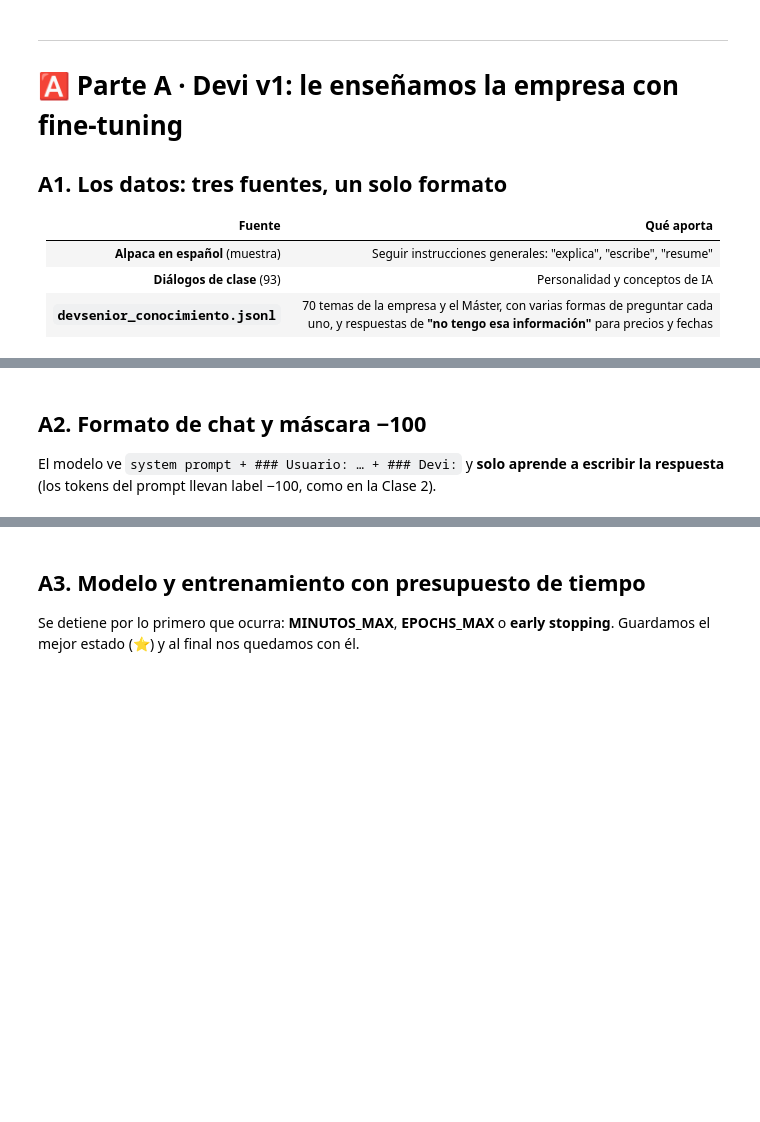
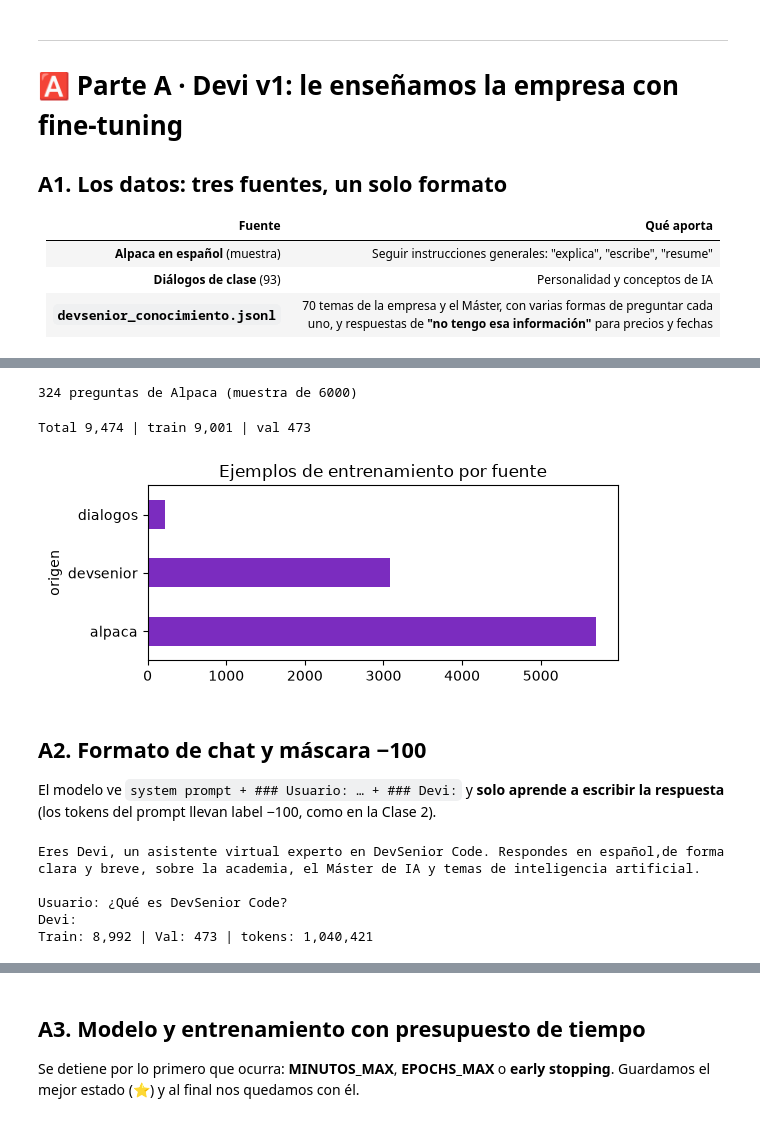
Before and after one commit to JuanDavidTriana/M6-Cientifico-Datos-IA-Aplicada-DevSeniorCode, a Jupyter notebook: Unidad 2/clase_03_ia_generativa_prompt_engineering/notebooks_estudiantes/Clase03_Devi_IA_Generativa_Prompt_Engineering_ESTUDIANTE.ipynb, the cells around one changed output, grey strips where cells are left out. Cells and saved outputs as stored; diff of their text form; code cells hidden in the pictures; blank space fills up the shorter version.

```diff
--- a/Unidad 2/clase_03_ia_generativa_prompt_engineering/notebooks_estudiantes/Clase03_Devi_IA_Generativa_Prompt_Engineering_ESTUDIANTE.ipynb
+++ b/Unidad 2/clase_03_ia_generativa_prompt_engineering/notebooks_estudiantes/Clase03_Devi_IA_Generativa_Prompt_Engineering_ESTUDIANTE.ipynb
@@ -128,3 +138,8 @@ for ruta in (RUTA_EMPRESA, RUTA_DIALOGOS, RUTA_MENSAJES):
 # %%
 # ✍️ LIVE CODING — leer el JSONL y reemplazar {NOMBRE} por el nombre del asistente
 # A1.1 La base de conocimiento de DevSenior Code
+empresa = pd.read_json(RUTA_EMPRESA, lines=True)
+empresa["respuesta"] = empresa["respuesta"].str.replace("{NOMBRE}", NOMBRE_ASISTENTE, regex=False)
+print(f"{empresa['id'].nunique()} temas - {len(empresa)} preguntas")
+print(empresa["categoria"].value_counts().to_dict())
+empresa.sample(5, random_state=SEED)
@@ -131,15 +155,73 @@ for ruta in (RUTA_EMPRESA, RUTA_DIALOGOS, RUTA_MENSAJES):
 # %%
 # ✍️ LIVE CODING — variantes sin signos + muestra de Alpaca convertida a {pregunta, respuesta}
 # A1.2 Variantes sin signos y en minúsculas ("que es devsenior code"): así escribe la gente
+sin_signos = empresa.assign(pregunta=empresa.pregunta.str.replace("¿", "" ).str.replace("?", "").str.lower())
+empresa_total = pd.concat([empresa, sin_signos]).drop_duplicates(subset=["pregunta"])
+
+# A1.3 Muestra de Alpaca: instrucción (+ input opcional) → pregunta
+alpaca = load_dataset(DATASET_HF, split="train").shuffle(seed=SEED).select(range(N_ALPACA))
+def a_pregunta(fila):
+    instr, extra = fila["instruction"].strip(), (fila.get("input") or "").strip()
+    return f"{instr}\n{extra}" if extra else instr
+ej_alpaca = [{"pregunta": a_pregunta(f), "respuesta": f["output"].strip(), "origen": "alpaca"}
+             for f in alpaca if f["output"].strip()]
+print(f"{len(empresa_total)} preguntas de Alpaca (muestra de {N_ALPACA})")
+# %% [output]
+324 preguntas de Alpaca (muestra de 6000)
 # %%
 # ✍️ LIVE CODING — une alpaca + empresa×REPETIR_EMPRESA + diálogos×REPETIR_DIALOGOS y separa validación
 # A1.4 Unimos todo, repetimos la empresa para que "se grabe" y separamos validación
+
+dialogos = pd.read_json(RUTA_DIALOGOS, lines=True)
+dialogos = dialogos[~dialogos.pregunta.str.lower().isin(set(empresa.pregunta.str.lower()))]
+renombrar = lambda t: t.replace("MiniGPT", NOMBRE_ASISTENTE)
+
+ejemplos = list(ej_alpaca)
+ejemplos += [{"pregunta": p, "respuesta": r, "origen": "devsenior"}
+             for p, r in zip(empresa_total.pregunta, empresa_total.respuesta)] * REPETIR_EMPRESA
+ejemplos += [{"pregunta": renombrar(p), "respuesta": renombrar(r), "origen": "dialogos"}
+             for p, r in zip(dialogos.pregunta, dialogos.respuesta)] * REPETIR_DIALOGOS
+
+df = pd.DataFrame(ejemplos).sample(frac=1, random_state=SEED).reset_index(drop=True)
+n_val = max(40, int(len(df) * 0.05))
+df_val, df_train = df.iloc[:n_val], df.iloc[n_val:]
+print(f"Total {len(df):,} | train {len(df_train):,} | val {len(df_val):,}")
+df_train.origen.value_counts().plot.barh(color="#7B2CBF", title="Ejemplos de entrenamiento por fuente", figsize=(6, 2.5))
+plt.tight_layout(); plt.show()
+# %% [output]
+Total 9,474 | train 9,001 | val 473
+[figure, added]
 # %% [markdown]
 ## A2. Formato de chat y máscara −100
 El modelo ve `system prompt + ### Usuario: … + ### Devi:` y **solo aprende a escribir la respuesta** (los tokens del prompt llevan label −100, como en la Clase 2).
 # %%
 # ✍️ LIVE CODING — prompt_v1() y codificar() con labels −100 en el prompt; aplícalo a train y val
 # A2.1 Tokenizador de GPT-2 y codificación (ids, labels)
+tokenizer = AutoTokenizer.from_pretrained(MODELO_GPT2)
+tokenizer.pad_token = tokenizer.pad_token or tokenizer.eos_token
+
+SYSTEM_V1 = (F"Eres {NOMBRE_ASISTENTE}, un asistente virtual experto en DevSenior Code. Respondes en español,"
+             "de forma clara y breve, sobre la academia, el Máster de IA y temas de inteligencia artificial.")
+
+def prompt_v1(pregunta):
+    return f"{SYSTEM_V1}\n\nUsuario: {pregunta}\n{NOMBRE_ASISTENTE}:"
+
+def codificar(pregunta, respuesta):
+    ids_p = tokenizer.encode(prompt_v1(pregunta))
+    ids_r = tokenizer.encode(" " + respuesta) + [tokenizer.eos_token_id]
+    return (ids_p + ids_r[:MAX_LEN], ([-100] * len(ids_p) + ids_r)[:MAX_LEN])
+
+tiene_respuesta = lambda d: any(l != -100 for l in d[1])
+datos_train = [d for d in (codificar(p, r) for p, r in zip(df_train.pregunta, df_train.respuesta)) if tiene_respuesta(d)]
+datos_val = [d for d in (codificar(p, r) for p, r in zip(df_val.pregunta, df_val.respuesta)) if tiene_respuesta(d)]
+print(prompt_v1("¿Qué es DevSenior Code?"))
+print(f"Train: {len(datos_train):,} | Val: {len(datos_val):,} | tokens: {sum(len(d[0]) for d in datos_train):,}")
+# %% [output]
+Eres Devi, un asistente virtual experto en DevSenior Code. Respondes en español,de forma clara y breve, sobre la academia, el Máster de IA y temas de inteligencia artificial.
+
+Usuario: ¿Qué es DevSenior Code?
+Devi:
+Train: 8,992 | Val: 473 | tokens: 1,040,421
 # %%
 # A2.2 Batches agrupados por largo (menos padding = más rápido). Esta celda viene lista.
 def batches_de_epoca(datos, epoca):
```
Also changed, not shown: parts of 11 cells of this notebook, 4 other files.
